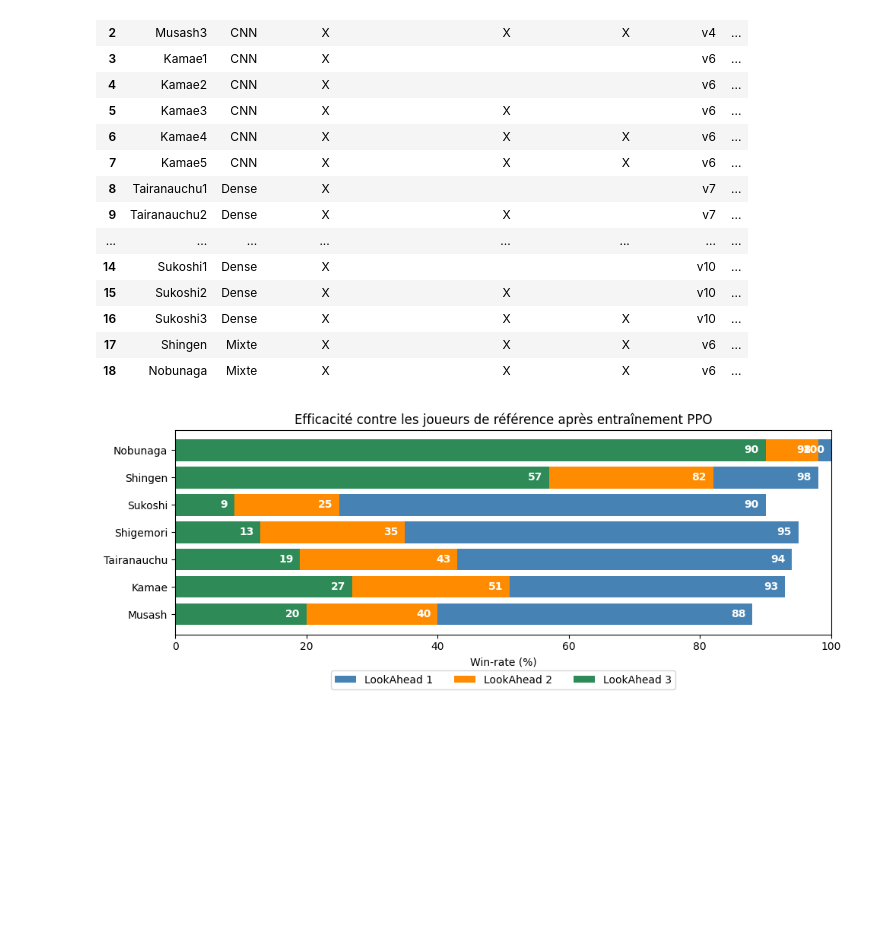
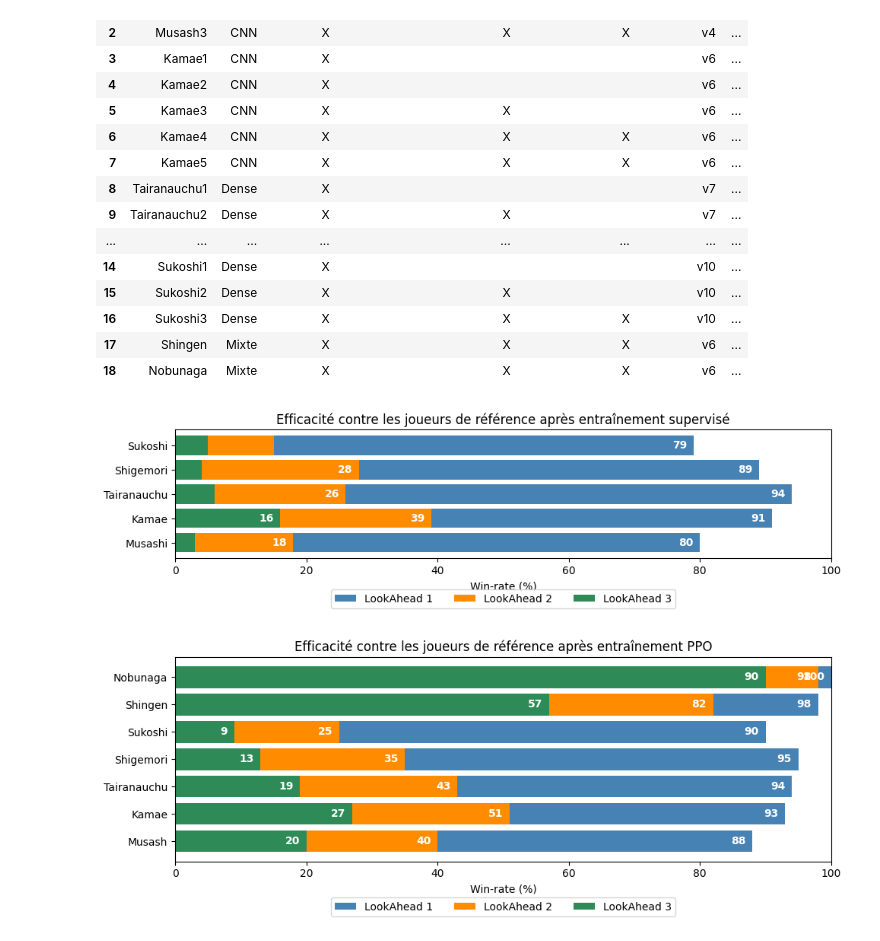
Before and after one commit to gerard-loic/onimind, a Jupyter notebook: notebooks-generalistes/performances.ipynb, the cells around one changed output. Cells and saved outputs as stored; diff of their text form; code cells hidden in the pictures; blank space fills up the shorter version.

```diff
--- a/notebooks-generalistes/performances.ipynb
+++ b/notebooks-generalistes/performances.ipynb
@@ -26,34 +26,35 @@ df_stats
 # %%
 df_data = df_stats.iloc[[1, 5, 9, 12, 15]]
 modeles = df_data['Modèle'].str.rstrip('0123456789').tolist()
 
 la1 = df_data['Win-rate vs LA1'].tolist()
 la2 = df_data['Win-rate vs LA2'].tolist()
 la3 = df_data['Win-rate vs LA3'].tolist()
 
 fig, ax = plt.subplots(figsize=(10, 3))
 
-h = 0.5
-ax.barh(modeles, la1, height=h, label='LookAhead 1', color='steelblue')
-ax.barh(modeles, la2, height=h, label='LookAhead 2', color='darkorange')
-ax.barh(modeles, la3, height=h, label='LookAhead 3', color='seagreen')
+ax.barh(modeles, la1, label='LookAhead 1', color='steelblue')
+ax.barh(modeles, la2, label='LookAhead 2', color='darkorange')
+ax.barh(modeles, la3, label='LookAhead 3', color='seagreen')
 
 pad = 1
 min_width = 12  # largeur minimale pour afficher un label
 
 for i, (v1, v2, v3) in enumerate(zip(la1, la2, la3)):
     if v1 - v2 >= min_width:
         ax.text(v1 - pad, i, str(v1), ha='right', va='center', color='white', fontweight='bold')
     if v2 - v3 >= min_width:
         ax.text(v2 - pad, i, str(v2), ha='right', va='center', color='white', fontweight='bold')
     if v3 >= min_width:
         ax.text(v3 - pad, i, str(v3), ha='right', va='center', color='white', fontweight='bold')
 
 ax.set_xlim(0, 100)
 ax.set_xlabel('Win-rate (%)')
-ax.set_title('Efficacité contre les joueurs de référence heuristiques LookAhead')
+ax.set_title('Efficacité contre les joueurs de référence après entraînement supervisé')
 ax.legend(loc='upper center', bbox_to_anchor=(0.5, -0.2), ncols=3)
 plt.tight_layout()
+# %% [output]
+[figure, added]
 # %%
 df_data = df_stats.iloc[[2, 7, 10, 13, 16, 17, 18]]
 modeles = df_data['Modèle'].str.rstrip('0123456789').tolist()
```
Also changed, not shown: 23 other files.
